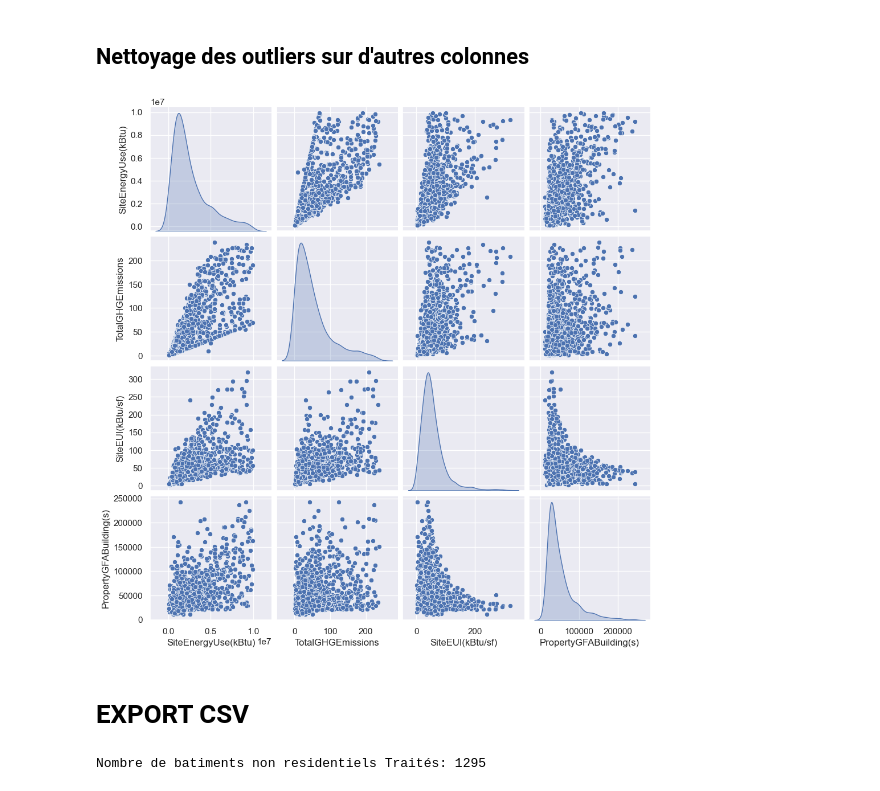
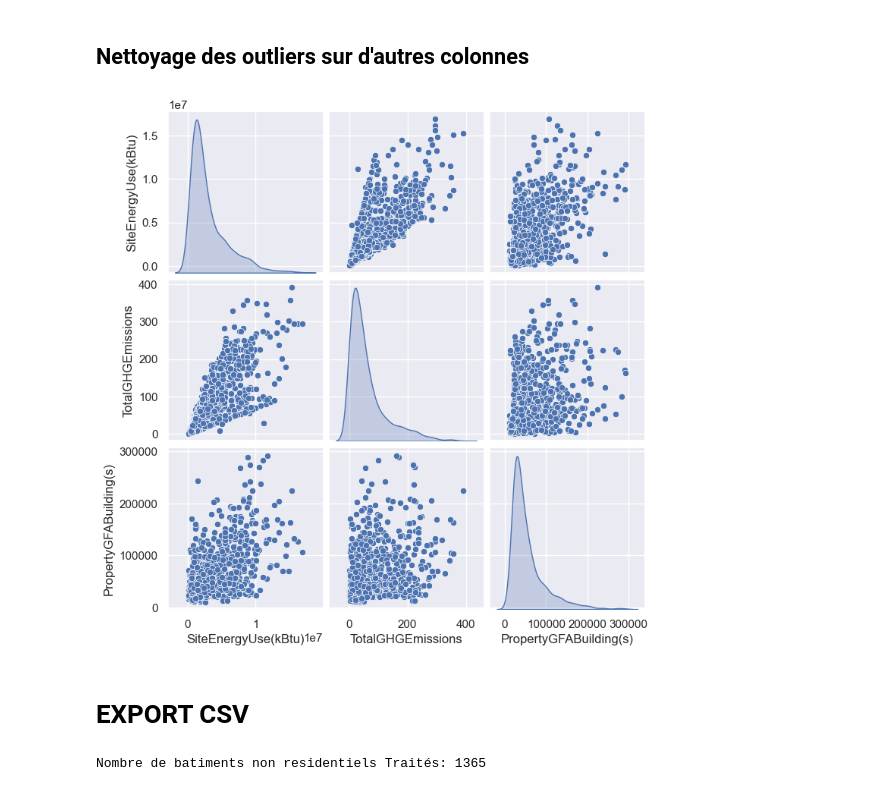
Before and after one commit to ticoraph/PredictDataBuilding, a Jupyter notebook: 1_Analyse_Exploratoire.ipynb, the cells around one changed output. Cells and saved outputs as stored; diff of their text form; code cells hidden in the pictures.

```diff
--- a/1_Analyse_Exploratoire.ipynb
+++ b/1_Analyse_Exploratoire.ipynb
@@ -196,8 +196,10 @@ def analyze_iqr(data, name="Dataset"):
     print(f"IQR as % of range: {iqr / (max(data) - min(data)) * 100:.1f}%")
 
     # Outlier analysis
-    lower_bound = q1 - 1.5 * iqr
-    upper_bound = q3 + 1.5 * iqr
+    #lower_bound = q1 - 1.5 * iqr
+    lower_bound = q1 - 2 * iqr
+    #upper_bound = q3 + 1.5 * iqr
+    upper_bound = q3 + 2 * iqr
     outliers = [x for x in data if x < lower_bound or x > upper_bound]
 
     print(f"Outlier bounds: [{lower_bound:.2f}, {upper_bound:.2f}]")
@@ -250,9 +252,9 @@ plt.show()
 #NumberofFloors = analyze_iqr(bc['NumberofFloors'], "NumberofFloors")
 ElectricitykBtu = analyze_iqr(bc['Electricity(kBtu)'], "Electricity(kBtu)")
 NaturalGaskBtu = analyze_iqr(bc['NaturalGas(kBtu)'], "NaturalGas(kBtu)")
-TotalGHGEmissions = analyze_iqr(bc['TotalGHGEmissions'], "TotalGHGEmissions")
-SiteEnergyUsekBtu = analyze_iqr(bc['SiteEnergyUse(kBtu)'], "SiteEnergyUse(kBtu)")
-PropertyGFABuildings = analyze_iqr(bc['PropertyGFABuilding(s)'], "PropertyGFABuilding(s)")
+#TotalGHGEmissions = analyze_iqr(bc['TotalGHGEmissions'], "TotalGHGEmissions")
+#SiteEnergyUsekBtu = analyze_iqr(bc['SiteEnergyUse(kBtu)'], "SiteEnergyUse(kBtu)")
+#PropertyGFABuildings = analyze_iqr(bc['PropertyGFABuilding(s)'], "PropertyGFABuilding(s)")
 
 ##################################
 # Suppression des outliers
@@ -264,27 +266,29 @@ bc.loc[bc['NumberofBuildings'] == 0, 'NumberofBuildings'] = 1
 
 # NumberofFloors
 bc.loc[bc['NumberofFloors'] == 99, 'NumberofFloors'] = 1
-bc = bc.drop(bc.loc[bc['NumberofFloors'] >= 25 ].index)
+#bc = bc.drop(bc.loc[bc['NumberofFloors'] >= 25 ].index)
 
 # Electricity
 bc.drop(bc[bc["Electricity(kBtu)"].isin(ElectricitykBtu)].index, inplace=True)
+bc = bc.drop(bc.loc[bc['Electricity(kBtu)'] < 0 ].index)
 
 # GAS
 bc.drop(bc[bc["NaturalGas(kBtu)"].isin(NaturalGaskBtu)].index, inplace=True)
-bc = bc.drop(bc.loc[bc['TotalGHGEmissions'] <= 0 ].index)
+bc = bc.drop(bc.loc[bc['NaturalGas(kBtu)'] < 0 ].index)
 
 # CO2
-bc.drop(bc[bc["TotalGHGEmissions"].isin(TotalGHGEmissions)].index, inplace=True)
-bc = bc.drop(bc.loc[bc['TotalGHGEmissions'] > 240 ].index)
+#bc.drop(bc[bc["TotalGHGEmissions"].isin(TotalGHGEmissions)].index, inplace=True)
+bc = bc.drop(bc.loc[bc['TotalGHGEmissions'] <= 0 ].index)
+bc = bc.drop(bc.loc[bc['TotalGHGEmissions'] > 400 ].index)
 
 # SiteEnergy
-bc.drop(bc[bc["SiteEnergyUse(kBtu)"].isin(SiteEnergyUsekBtu)].index, inplace=True)
+#bc.drop(bc[bc["SiteEnergyUse(kBtu)"].isin(SiteEnergyUsekBtu)].index, inplace=True)
 bc = bc.drop(bc.loc[bc['SiteEnergyUse(kBtu)'] <= 0 ].index)
-bc = bc.drop(bc.loc[bc['SiteEnergyUse(kBtu)'] > 10000000 ].index)
+bc = bc.drop(bc.loc[bc['SiteEnergyUse(kBtu)'] > 20000000 ].index)
 
 # Surface M2
-bc.drop(bc[bc["PropertyGFABuilding(s)"].isin(SiteEnergyUsekBtu)].index, inplace=True)
-bc = bc.drop(bc.loc[bc['PropertyGFABuilding(s)'] > 250000 ].index)
+#bc.drop(bc[bc["PropertyGFABuilding(s)"].isin(PropertyGFABuildings)].index, inplace=True)
+bc = bc.drop(bc.loc[bc['PropertyGFABuilding(s)'] > 300000 ].index)
 
 #############################################
 #############################################
@@ -428,12 +432,12 @@ plt.show()
 # %%
 sns.set_theme()
 # Création du pairplot
 #cols = ['NumberofFloors', 'NumberofBuildings', 'PropertyGFAParking', 'PropertyGFABuilding(s)', 'SiteEnergyUse(kBtu)', 'TotalGHGEmissions']
-cols = ['SiteEnergyUse(kBtu)', 'TotalGHGEmissions', 'SiteEUI(kBtu/sf)', 'PropertyGFABuilding(s)']
+cols = ['SiteEnergyUse(kBtu)', 'TotalGHGEmissions', 'PropertyGFABuilding(s)']
 sns.pairplot(bc[cols], diag_kind="kde", plot_kws={"alpha":1})
 plt.show()
 # %% [output]
-[figure, old version]
+[figure, new version]
 # %% [markdown]
 # EXPORT CSV
 # %%
@@ -448,4 +452,4 @@ filename = f"seatle_after_analyze.csv"
 bc.to_csv(f'exports/{filename_export}', index=False)
 bc.to_csv(f'{filename}', index=False)
 # %% [output]
-Nombre de batiments non residentiels Traités: 1295
+Nombre de batiments non residentiels Traités: 1365
```
Also changed, not shown: parts of 3 cells of this notebook, 6 other files.
